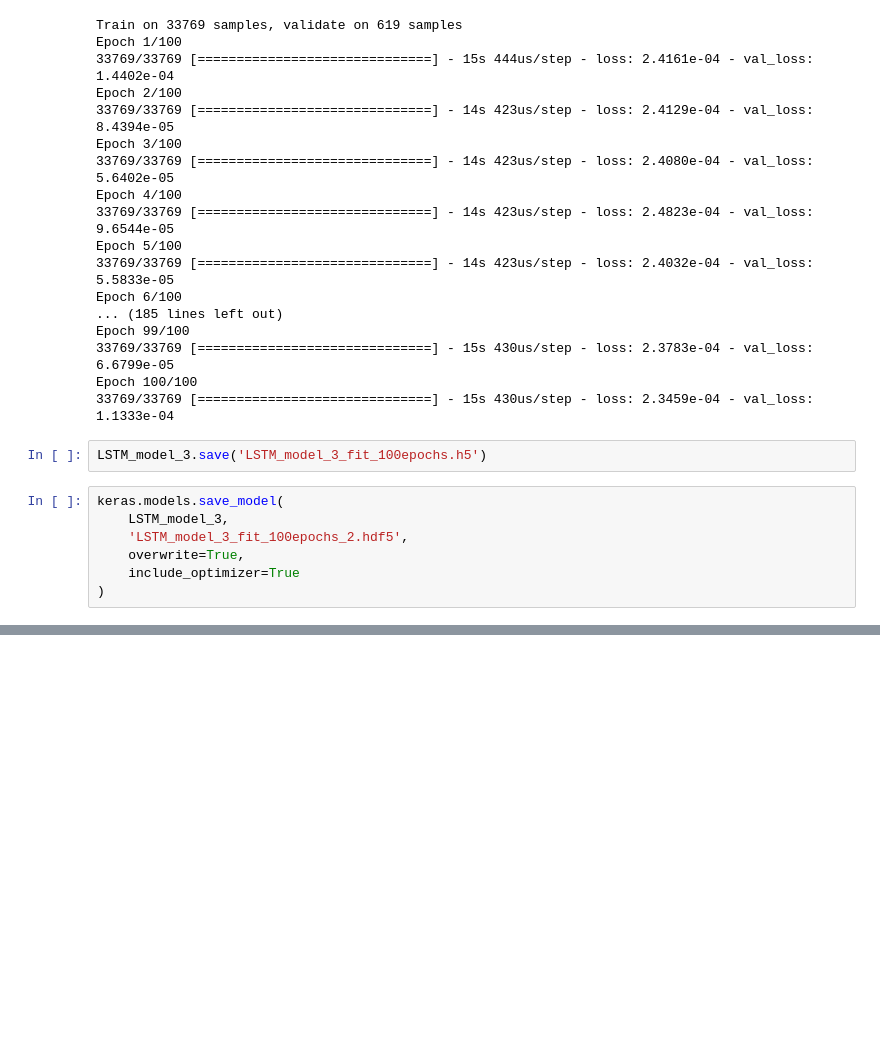
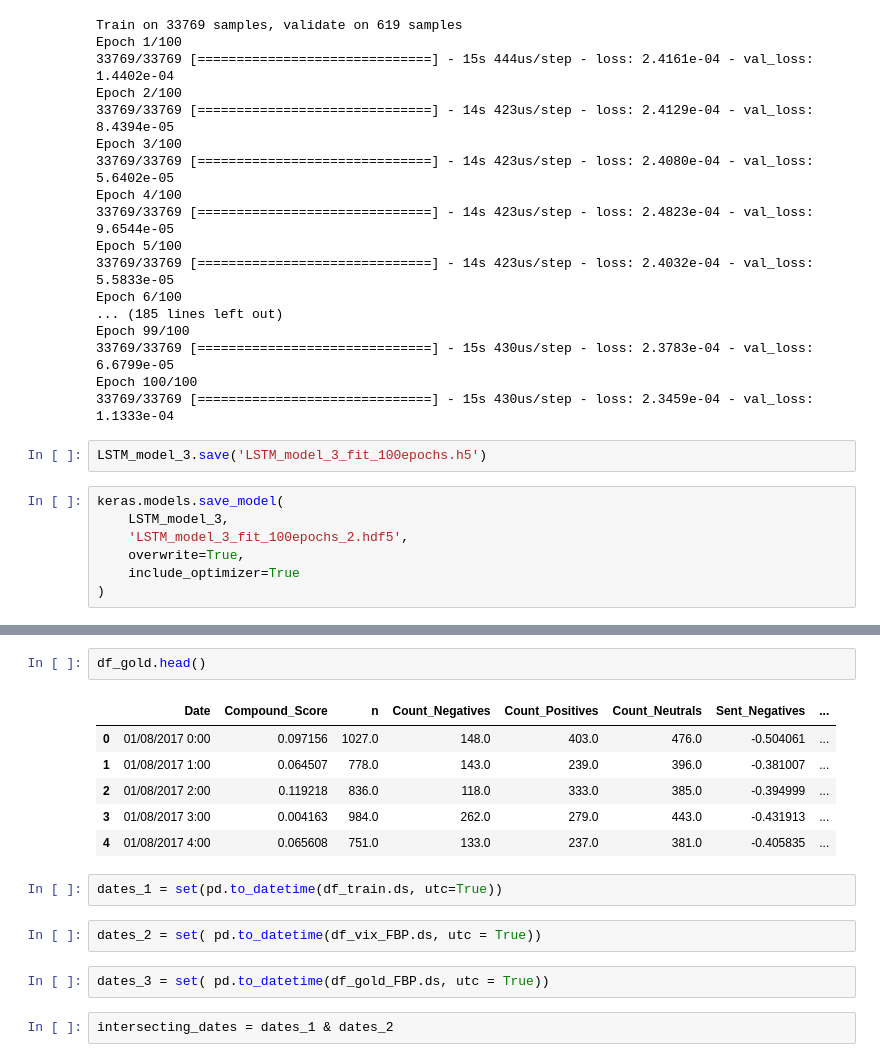
Before and after one commit to MohammadBakir/Bitcoin-Price-Prediction, a Jupyter notebook: time_series/time_series.ipynb, the cells around one changed output, grey strips where cells are left out. Drawn from its saved outputs; the diff is of its cells as text; blank space fills up the shorter version.

```diff
--- a/time_series/time_series.ipynb
+++ b/time_series/time_series.ipynb
@@ -560,0 +610,17 @@ keras.models.save_model(
+# %%
+df_gold.head()
+# %% [output]
+|  | Date | Compound_Score | n | Count_Negatives | Count_Positives | Count_Neutrals | Sent_Negatives | ... |
+| 0 | 01/08/2017 0:00 | 0.097156 | 1027.0 | 148.0 | 403.0 | 476.0 | -0.504061 | ... |
+| 1 | 01/08/2017 1:00 | 0.064507 | 778.0 | 143.0 | 239.0 | 396.0 | -0.381007 | ... |
+| 2 | 01/08/2017 2:00 | 0.119218 | 836.0 | 118.0 | 333.0 | 385.0 | -0.394999 | ... |
+| 3 | 01/08/2017 3:00 | 0.004163 | 984.0 | 262.0 | 279.0 | 443.0 | -0.431913 | ... |
+| 4 | 01/08/2017 4:00 | 0.065608 | 751.0 | 133.0 | 237.0 | 381.0 | -0.405835 | ... |
+# %%
+dates_1 = set(pd.to_datetime(df_train.ds, utc=True))
+# %%
+dates_2 = set( pd.to_datetime(df_vix_FBP.ds, utc = True))
+# %%
+dates_3 = set( pd.to_datetime(df_gold_FBP.ds, utc = True))
+# %%
+intersecting_dates = dates_1 & dates_2
```
Also changed, not shown: parts of 21 cells of this notebook.
